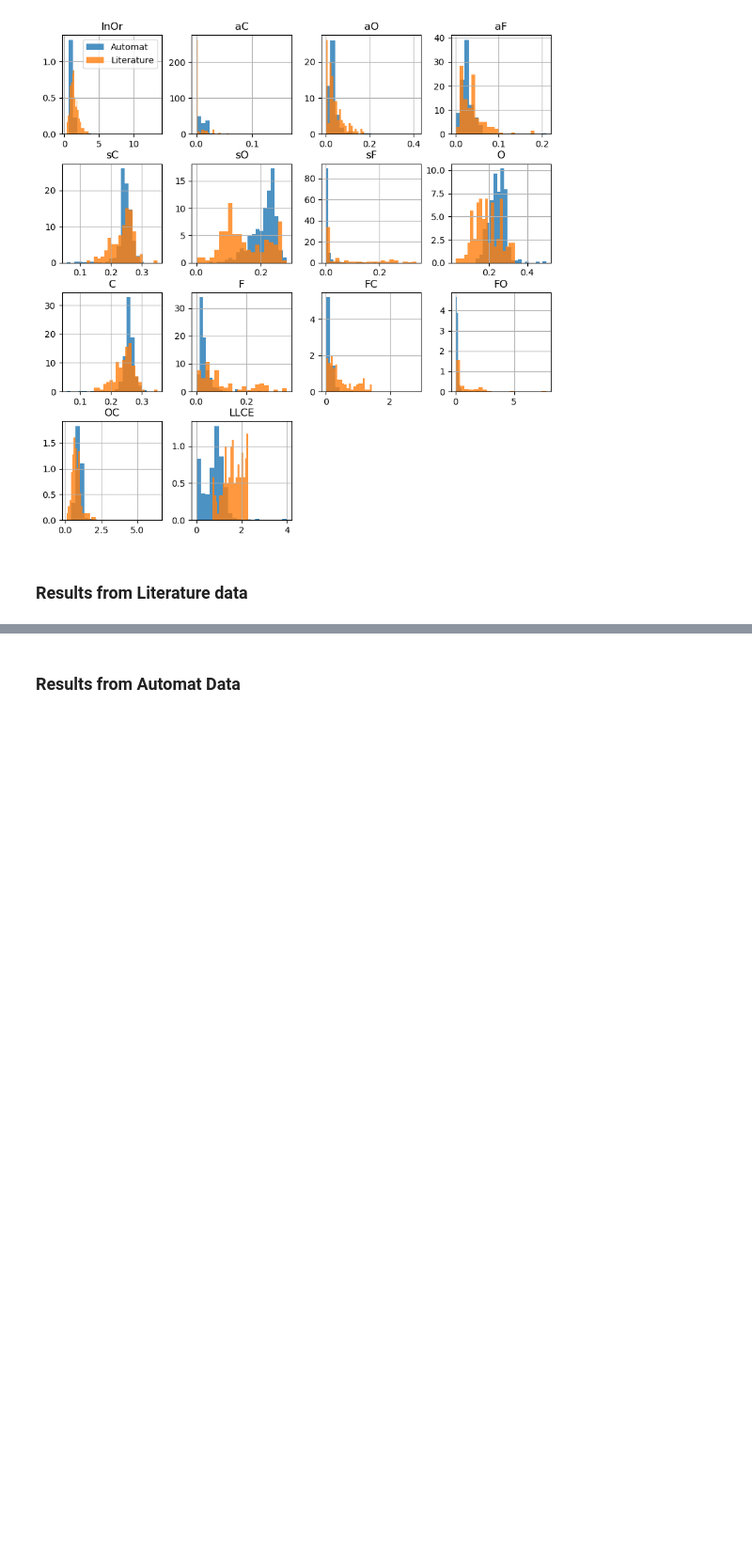
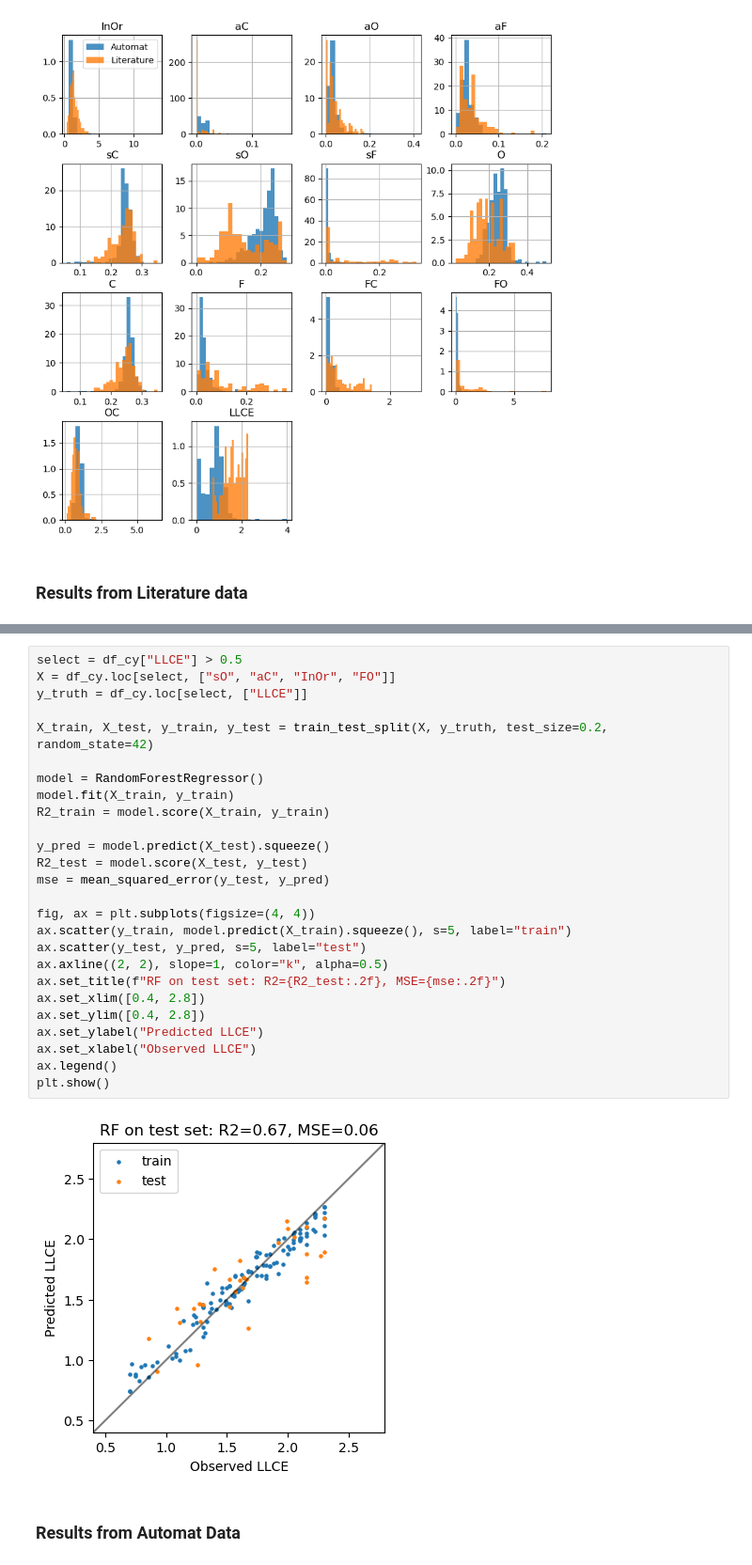
Before and after one commit to zleung9/bo-electrolyte, a Jupyter notebook: notebooks/feature_extraction_elemental_composition.ipynb, the cells around one changed output, grey strips where cells are left out. Shown at 94% size. Drawn from its saved outputs; the diff is of its cells as text; blank space fills up the shorter version.

```diff
--- a/notebooks/feature_extraction_elemental_composition.ipynb
+++ b/notebooks/feature_extraction_elemental_composition.ipynb
@@ -428,3 +430,31 @@ Text(0.5, 0, 'Observed LLCE')
+# %%
+select = df_cy["LLCE"] > 0.5
+X = df_cy.loc[select, ["sO", "aC", "InOr", "FO"]]
+y_truth = df_cy.loc[select, ["LLCE"]]
+
+X_train, X_test, y_train, y_test = train_test_split(X, y_truth, test_size=0.2, random_state=42)
+
+model = RandomForestRegressor()
+model.fit(X_train, y_train)
+R2_train = model.score(X_train, y_train)
+
+y_pred = model.predict(X_test).squeeze()
+R2_test = model.score(X_test, y_test)
+mse = mean_squared_error(y_test, y_pred)
+
+fig, ax = plt.subplots(figsize=(4, 4))
+ax.scatter(y_train, model.predict(X_train).squeeze(), s=5, label="train")
+ax.scatter(y_test, y_pred, s=5, label="test")
+ax.axline((2, 2), slope=1, color="k", alpha=0.5)
+ax.set_title(f"RF on test set: R2={R2_test:.2f}, MSE={mse:.2f}")
+ax.set_xlim([0.4, 2.8])
+ax.set_ylim([0.4, 2.8])
+ax.set_ylabel("Predicted LLCE")
+ax.set_xlabel("Observed LLCE")
+ax.legend()
+plt.show()
+# %% [output]
+[figure, added]
 # %% [markdown]
 ### Results from Automat Data
 # %%
```
Also changed, not shown: parts of 3 cells of this notebook.
